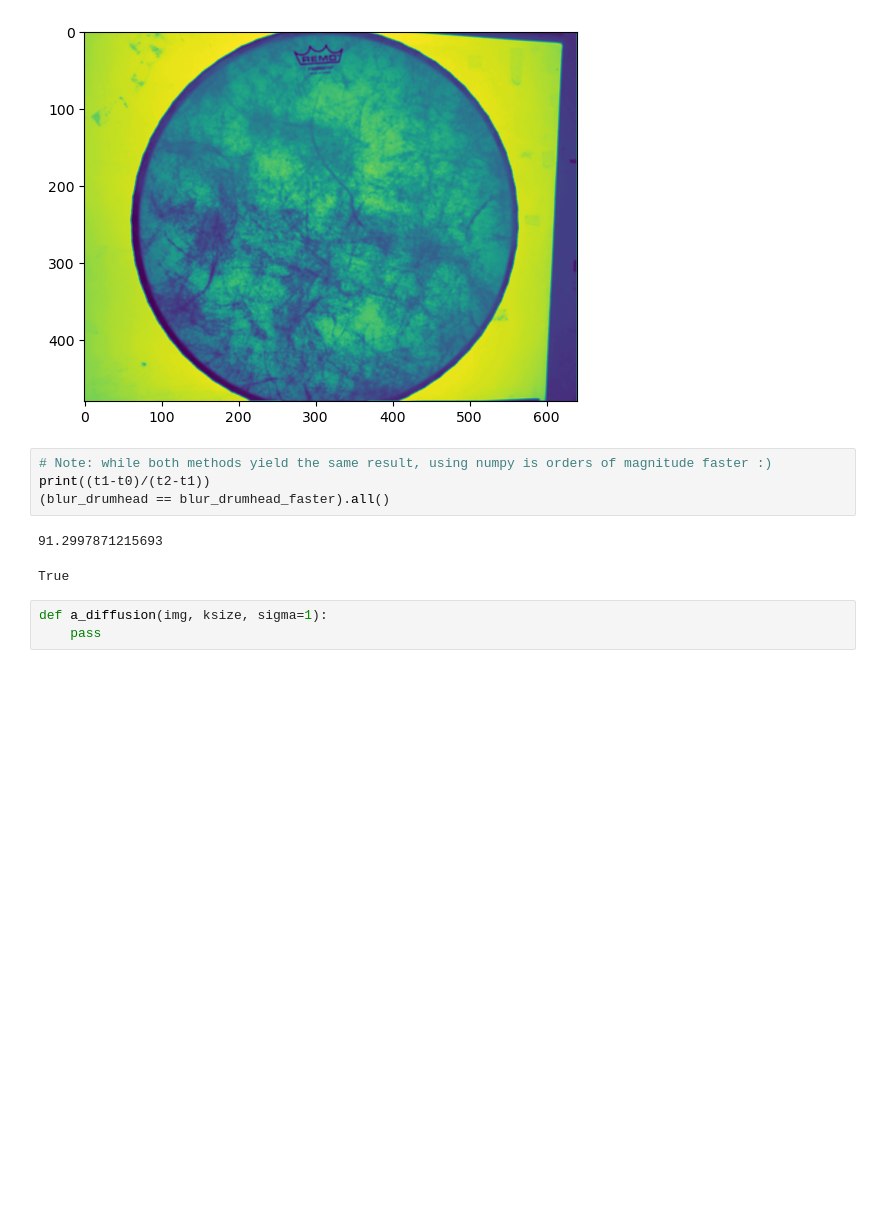
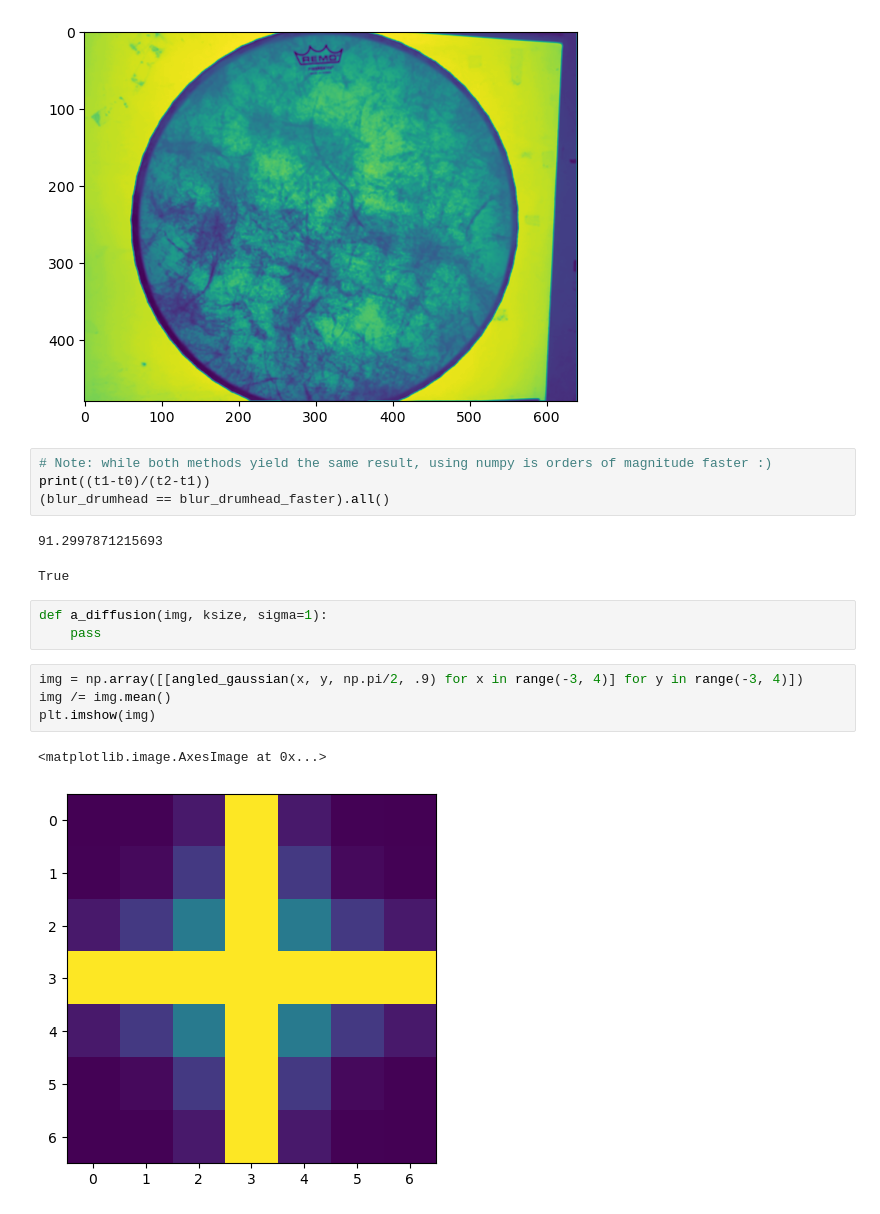
Before and after one commit to wernst24/bobdiffusion, a Jupyter notebook: experiment.ipynb, the cells around one changed output. Drawn from its saved outputs; the diff is of its cells as text; blank space fills up the shorter version.

```diff
--- a/experiment.ipynb
+++ b/experiment.ipynb
@@ -98,3 +98,10 @@ True
 # %%
 def a_diffusion(img, ksize, sigma=1):
     pass
+# %%
+img = np.array([[angled_gaussian(x, y, np.pi/2, .9) for x in range(-3, 4)] for y in range(-3, 4)])
+img /= img.mean()
+plt.imshow(img)
+# %% [output]
+<matplotlib.image.AxesImage at 0x...>
+[figure, added]
```
Also changed, not shown: parts of 4 cells of this notebook.
